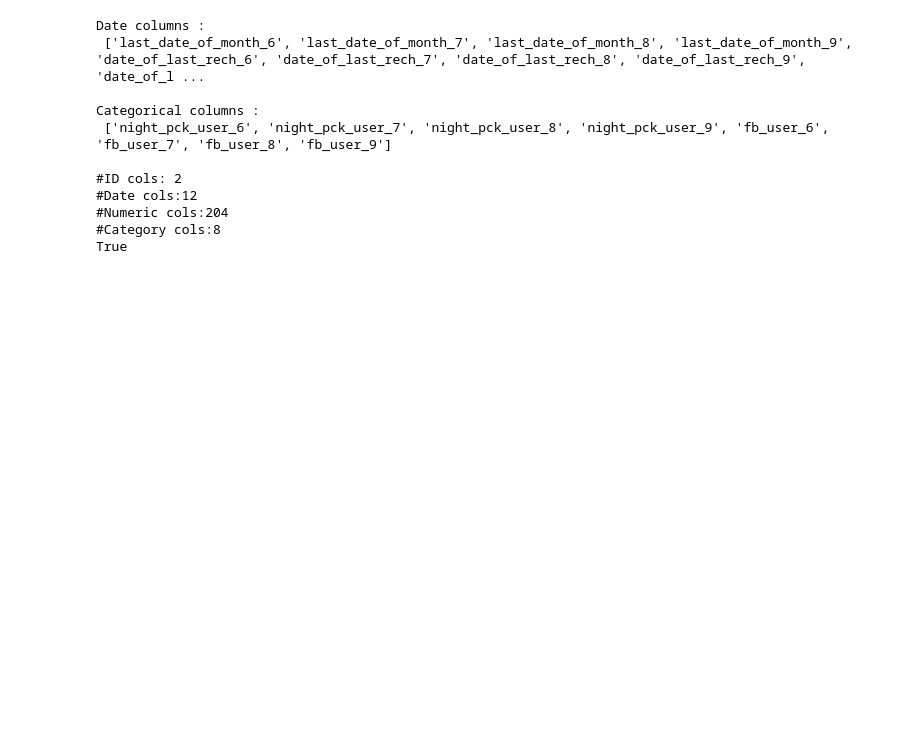
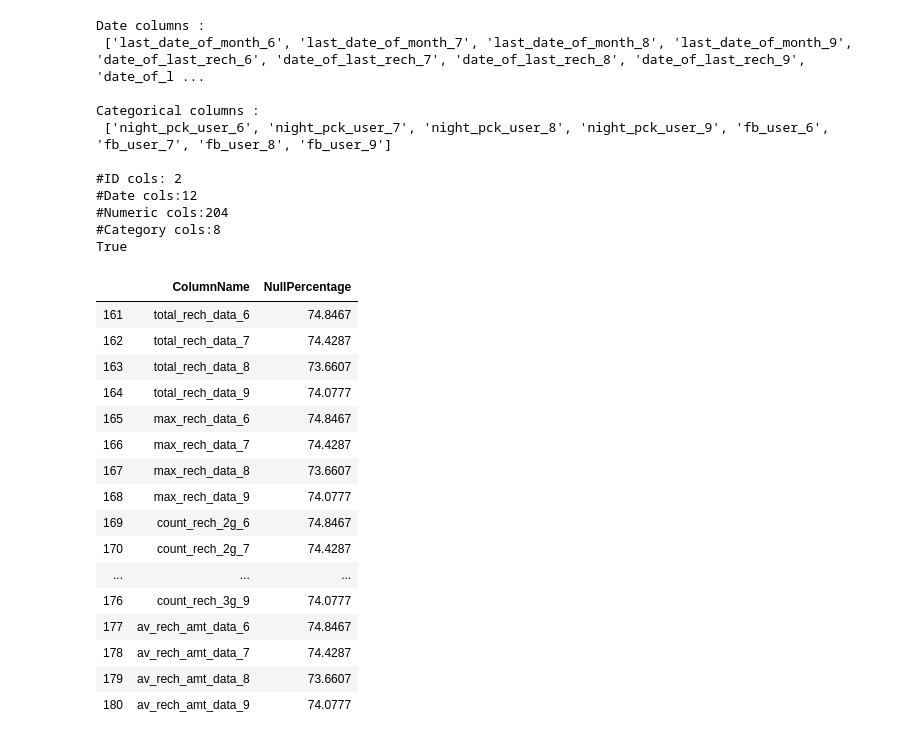
Before and after one commit to nveenkumr/TelecomChurn-ML, a Jupyter notebook: TelecomChurn-MLCaseStudy.ipynb, the cells around one changed output. Drawn from its saved outputs; the diff is of its cells as text; code cells hidden in the pictures; blank space fills up the shorter version.

```diff
--- a/TelecomChurn-MLCaseStudy.ipynb
+++ b/TelecomChurn-MLCaseStudy.ipynb
@@ -136,3 +136,24 @@ Categorical columns :
 #Numeric cols:204
 #Category cols:8
 True
+# %%
+#all recharge columns with null values except recharge date columns
+nulldf[ (nulldf.ColumnName.str.contains('rech') ) &  (nulldf.NullPercentage!=0.0 )  & (~ nulldf.ColumnName.str.contains('date') )]
+# %% [output]
+|  | ColumnName | NullPercentage |
+| 161 | total_rech_data_6 | 74.8467 |
+| 162 | total_rech_data_7 | 74.4287 |
+| 163 | total_rech_data_8 | 73.6607 |
+| 164 | total_rech_data_9 | 74.0777 |
+| 165 | max_rech_data_6 | 74.8467 |
+| 166 | max_rech_data_7 | 74.4287 |
+| 167 | max_rech_data_8 | 73.6607 |
+| 168 | max_rech_data_9 | 74.0777 |
+| 169 | count_rech_2g_6 | 74.8467 |
+| 170 | count_rech_2g_7 | 74.4287 |
+| ... | ... | ... |
+| 176 | count_rech_3g_9 | 74.0777 |
+| 177 | av_rech_amt_data_6 | 74.8467 |
+| 178 | av_rech_amt_data_7 | 74.4287 |
+| 179 | av_rech_amt_data_8 | 73.6607 |
+| 180 | av_rech_amt_data_9 | 74.0777 |
```
Also changed, not shown: parts of 5 cells of this notebook.
